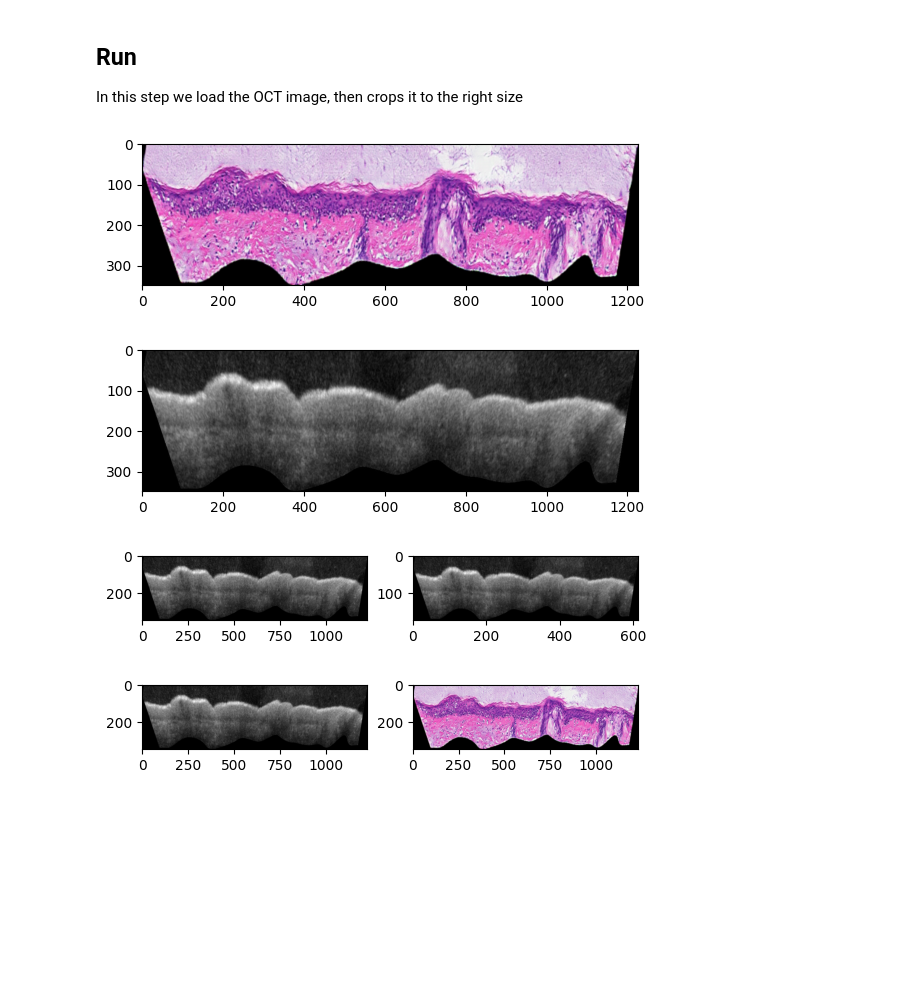
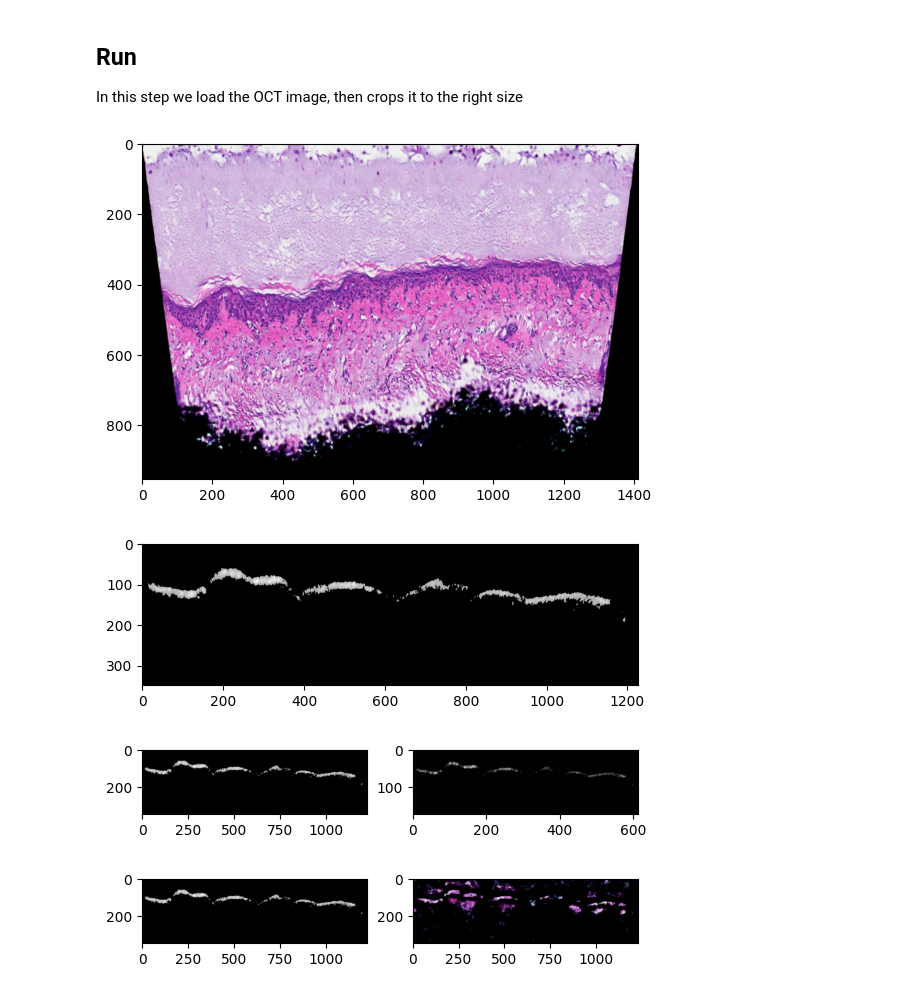
Before and after one commit to WinetraubLab/OCT2Hist-ModelInference, a Jupyter notebook: run_oct2hist.ipynb, the cells around one changed output. Drawn from its saved outputs; the diff is of its cells as text; code cells hidden in the pictures; blank space fills up the shorter version.

```diff
--- a/run_oct2hist.ipynb
+++ b/run_oct2hist.ipynb
@@ -13,6 +13,8 @@ View this colab on [Github](https://github.com/WinetraubLab/OCT2Hist-ModelInfere
 # @markdown Input Image Path.
 # Path to the OCT image
 # @markdown Set oct_input_image_path="" (empty) to load a file from local file system.
+oct_input_image_path = "/content/drive/Shareddrives/Yolab - Current Projects/_Datasets/2020-11-10 10x Raw Data Used In Paper (Paper V2)/LE-03 - Slide04_Section01 (Fig 3.b)/OCTAligned.tiff"
+
 oct_input_image_path = "/content/drive/Shareddrives/Yolab - Current Projects/_Datasets/zero_shot_paper_10xOCT_skin_test/LH-22-Slide04_Section01_yp0_A.jpg" # @param {type:"string"}
 
 # If empty string, choose file to upload
@@ -22,6 +24,10 @@ if not oct_input_image_path:
   uploaded = files.upload()
   oct_input_image_path = list(uploaded.keys())[0]
   oct_input_image_path = os.path.join(os.getcwd(), oct_input_image_path)
+
+# @markdown Cropping Parameters
+x0 = 0 # @param {type:"slider", min:0, max:1000, step:10}
+z0 = 0 # @param {type:"slider", min:0, max:1000, step:10}
 # %% [markdown]
 ## Set Up Environment
 # %%
@@ -72,32 +78,36 @@ In this step we load the OCT image, then crops it to the right size
 # %%
 # Load OCT image
 oct_image = cv2.imread(oct_input_image_path)
 if oct_image is None:
   raise FileNotFoundError(f"The file '{oct_input_image_path}' was not found.")
 
+if x0 != 0 or z0 != 0:
+  cropped = crop(oct_image, target_width=1024, target_height=512, x0=x0, z0=z0) #Uncomment
+else:
+  cropped = oct_image
 # Run Inference
 virtual_histology_image, masked_image , o2h_input = oct2hist.run_network(
-    oct_image,
+    cropped,
     apply_masking = False,
-    # min_signal_threshold = 0.15, # Un comment this part to skip the auto threshold discovery
+    min_signal_threshold = 103, # Un comment this part to skip the auto threshold discovery
     )
 
 # Show the virtual histology image result
 showImg(virtual_histology_image)
 # %% [output]
-[figure, old version]
+[figure, new version]
 # %%
 #@title Masked Image
 showImg(masked_image)
 # %% [output]
-[figure, old version]
+[figure, new version]
 # %%
 #@title Pre Processing Results (before - left, after preprocessing - right)
 showTwoImgs(oct_image, o2h_input)
 # %% [output]
-[figure, old version]
+[figure, new version]
 # %%
 #@title Final Results
 showTwoImgs(oct_image, virtual_histology_image)
 # %% [output]
-[figure, old version]
+[figure, new version]
```
Also changed, not shown: parts of 1 cell of this notebook.
